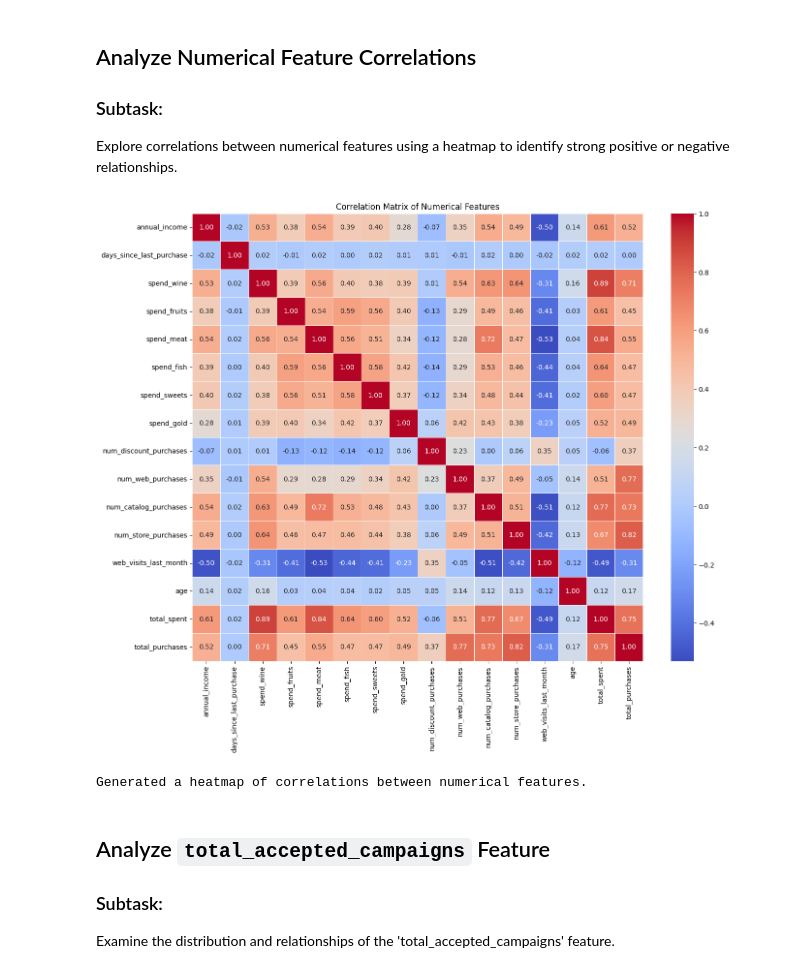
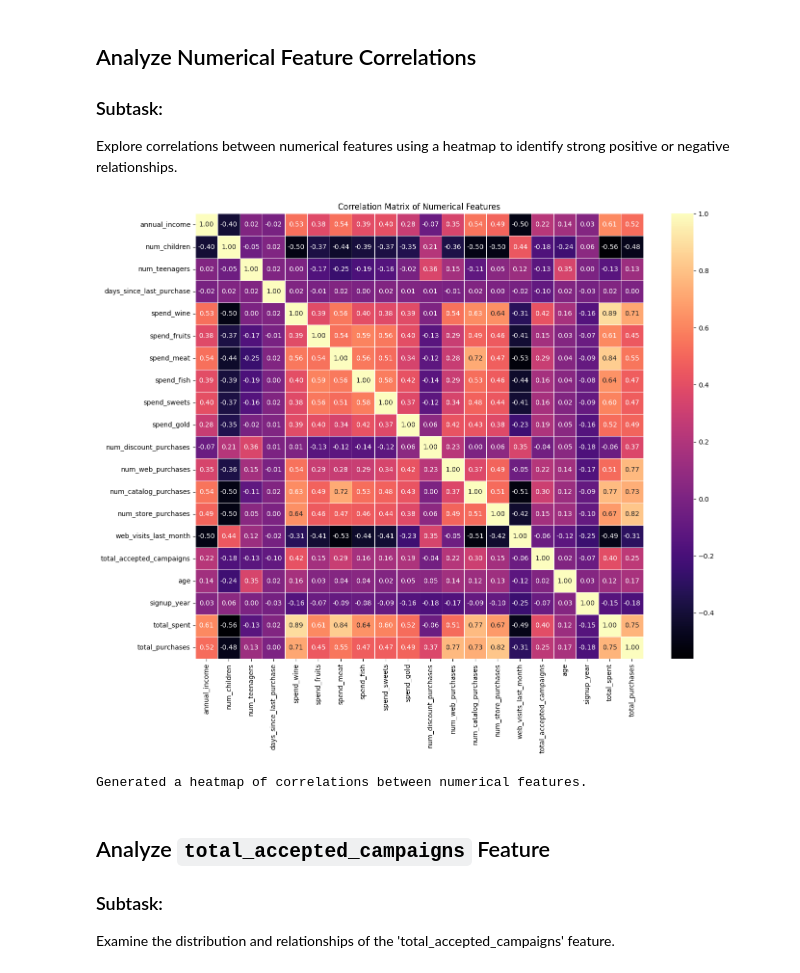
Before and after one commit to abdo-ghg/Retail-Buyer-Segmentation, a Jupyter notebook: project.ipynb, the cells around one changed output. Cells and saved outputs as stored; diff of their text form; code cells hidden in the pictures.

```diff
--- a/project.ipynb
+++ b/project.ipynb
@@ -304,15 +317,16 @@ plt.show()
 ### Subtask:
 Explore correlations between numerical features using a heatmap to identify strong positive or negative relationships.
 # %%
-correlation_matrix = df[num_cols.columns].corr()
+nums_cols = df.select_dtypes(include = ['int','float'])
+correlation_matrix = df[nums_cols.columns].corr()
 
 plt.figure(figsize=(15, 12))
-sns.heatmap(correlation_matrix, annot=True, cmap='coolwarm', fmt=".2f", linewidths=.5)
+sns.heatmap(correlation_matrix, annot=True, cmap='magma', fmt=".2f", linewidths=.5)
 plt.title('Correlation Matrix of Numerical Features')
 plt.show()
 print("Generated a heatmap of correlations between numerical features.")
 # %% [output]
-[figure, old version]
+[figure, new version]
 Generated a heatmap of correlations between numerical features.
 # %% [markdown]
 ## Analyze `total_accepted_campaigns` Feature
```
Also changed, not shown: parts of 26 cells of this notebook.
